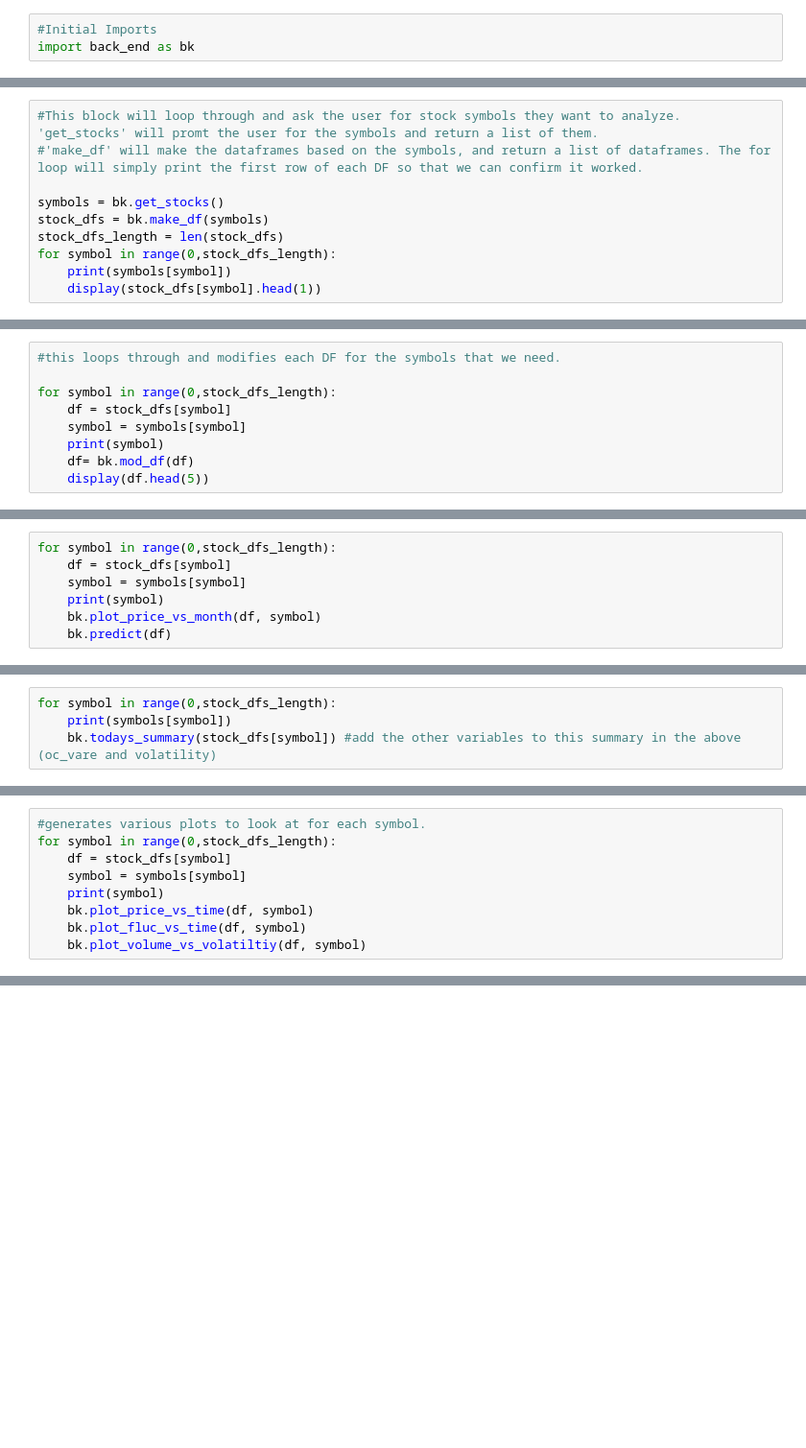
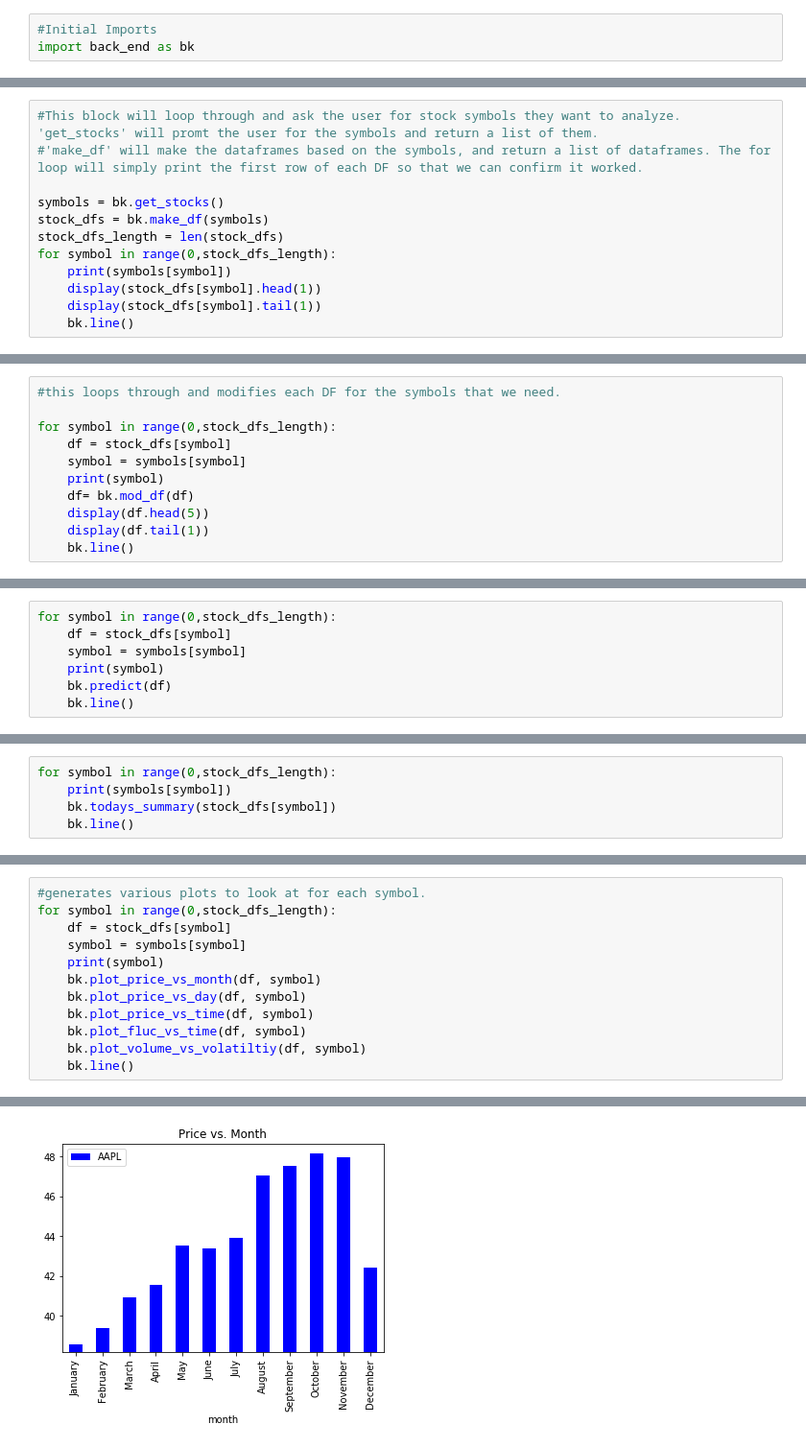
Before and after one commit to fairfield-university-ba505-fall2018/final-project-stuart-s-suicide-squad, a Jupyter notebook: Stuart/front_end.ipynb, the cells around one changed output, grey strips where cells are left out. Shown: that part at 96% size. Saved outputs shown, nothing was run; the diff lists cells and outputs as text; blank space fills up the shorter version.

```diff
--- a/Stuart/front_end.ipynb
+++ b/Stuart/front_end.ipynb
@@ -19,3 +19,5 @@ stock_dfs_length = len(stock_dfs)
 for symbol in range(0,stock_dfs_length):
     print(symbols[symbol])
     display(stock_dfs[symbol].head(1))
+    display(stock_dfs[symbol].tail(1))
+    bk.line()
@@ -31,3 +53,5 @@ for symbol in range(0,stock_dfs_length):
     print(symbol)
     df= bk.mod_df(df)
     display(df.head(5))
+    display(df.tail(1))
+    bk.line()
@@ -40,5 +89,5 @@ for symbol in range(0,stock_dfs_length):
     df = stock_dfs[symbol]
     symbol = symbols[symbol]
     print(symbol)
-    bk.plot_price_vs_month(df, symbol)
     bk.predict(df)
+    bk.line()
@@ -48,4 +110,5 @@ Provides a summary of todays performance
 # %%
 for symbol in range(0,stock_dfs_length):
     print(symbols[symbol])
-    bk.todays_summary(stock_dfs[symbol]) #add the other variables to this summary in the above (oc_vare and volatility)
+    bk.todays_summary(stock_dfs[symbol])
+    bk.line()
@@ -59,6 +140,10 @@ for symbol in range(0,stock_dfs_length):
     df = stock_dfs[symbol]
     symbol = symbols[symbol]
     print(symbol)
+    bk.plot_price_vs_month(df, symbol)
+    bk.plot_price_vs_day(df, symbol)
     bk.plot_price_vs_time(df, symbol)
     bk.plot_fluc_vs_time(df, symbol)
     bk.plot_volume_vs_volatiltiy(df, symbol)
+    bk.line()
+# %% [output]
@@ -64,0 +151 @@ for symbol in range(0,stock_dfs_length):
+[figure, added]
```
Also changed, not shown: parts of 14 cells of this notebook, 2 other files.
